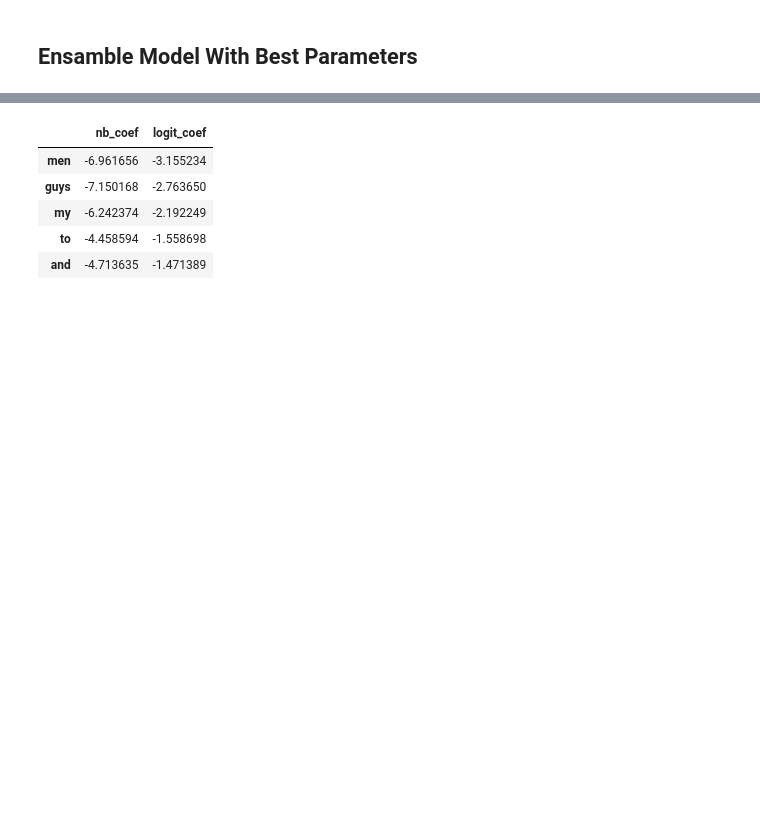
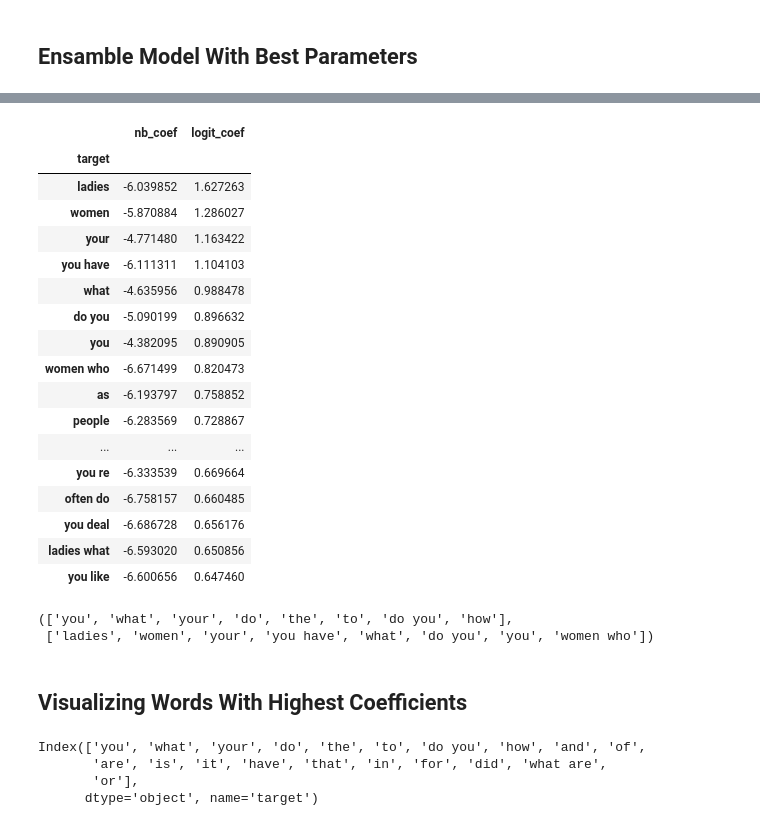
Before and after one commit to evolevelynli/reddit_classification_project, a Jupyter notebook: code/04_Model1_MenWomen_DF_With_Best_Parameters.ipynb, the cells around one changed output, grey strips where cells are left out. Drawn from its saved outputs; the diff is of its cells as text; code cells hidden in the pictures; blank space fills up the shorter version.

```diff
--- a/code/04_Model1_MenWomen_DF_With_Best_Parameters.ipynb
+++ b/code/04_Model1_MenWomen_DF_With_Best_Parameters.ipynb
@@ -52 +104,11 @@ womenrelationship_df = pd.read_csv('../data/AskWomen_Relationship.csv')
+# %%
+#building votingclassifier model
+#will be apply to the rest of the model
+vc = VotingClassifier(estimators= [('mnb', mnb),
+                                   ('logit', logit),
+                                   ('rf', rf),
+                                   ('et', et),
+                                   ('ada', ada),
+                                   ('svc', svc)],
+                     voting = 'hard')
 # %%
@@ -74,19 +139,0 @@ vc = VotingClassifier(estimators= [('mnb', mnb),
-# %%
-#building Pipeline
-pipe1 = Pipeline([
-#     ('cvec', CountVectorizer(max_df= 0.95,
-#                        max_features= 2000,
-#                        min_df= 5,
-#                        ngram_range= (1,1))),
-    ('tfidf1', TfidfVectorizer(max_df= 0.95,  #keep this one since it give us highest train test score
-                       max_features= 1000,
-                       min_df= 5,
-                       ngram_range= (1,1))),
-#     ('tfidf1', TfidfVectorizer(max_df= 0.95,
-#                        max_features= 1500,
-#                        min_df= 2,
-#                        ngram_range= (1,2))),
-    ('vc', VotingClassifier(estimators= [('mnb', mnb),
-                                   ('logit', logit)],
-                     voting = 'hard'))
-])
@@ -130,10 +245,10 @@ logit_coef = pipe1.named_steps['vc'].estimators_[1].coef_[0]
 # %%
 #get column names
 tfidf = TfidfVectorizer(max_df= 0.95,
-                       max_features= 1000,
-                       min_df= 5,
-                       ngram_range= (1,1))
-tfidf.fit_transform(X_train)
+                       max_features= 1500,
+                       min_df= 2,
+                       ngram_range= (1,2))
+X_train_tfidf = tfidf.fit_transform(X_train)
 
 #Saving column name
 col_name = tfidf.get_feature_names()
@@ -154,0 +325,2 @@ menwomen_word.head()
+# %%
+menwomen_word.index.name = 'target'
@@ -175,9 +362,21 @@ menwomen_word.sort_values(by = 'nb_coef', ascending = True).head(20)
 # %%
-menwomen_word.sort_values(by = 'logit_coef', ascending = True).head()
+menwomen_word.sort_values(by = 'logit_coef', ascending = False).head(20)
 # %% [output]
 |  | nb_coef | logit_coef |
-| men | -6.961656 | -3.155234 |
-| guys | -7.150168 | -2.763650 |
-| my | -6.242374 | -2.192249 |
-| to | -4.458594 | -1.558698 |
-| and | -4.713635 | -1.471389 |
+| target |  |  |
+| ladies | -6.039852 | 1.627263 |
+| women | -5.870884 | 1.286027 |
+| your | -4.771480 | 1.163422 |
+| you have | -6.111311 | 1.104103 |
+| what | -4.635956 | 0.988478 |
+| do you | -5.090199 | 0.896632 |
+| you | -4.382095 | 0.890905 |
+| women who | -6.671499 | 0.820473 |
+| as | -6.193797 | 0.758852 |
+| people | -6.283569 | 0.728867 |
+| ... | ... | ... |
+| you re | -6.333539 | 0.669664 |
+| often do | -6.758157 | 0.660485 |
+| you deal | -6.686728 | 0.656176 |
+| ladies what | -6.593020 | 0.650856 |
+| you like | -6.600656 | 0.647460 |
@@ -183,0 +387,17 @@ menwomen_word.sort_values(by = 'logit_coef', ascending = True).head()
+# %%
+top_words_nb[:8], top_words_logit[:8]
+# %% [output]
+(['you', 'what', 'your', 'do', 'the', 'to', 'do you', 'how'],
+ ['ladies', 'women', 'your', 'you have', 'what', 'do you', 'you', 'women who'])
+# %% [markdown]
+## Visualizing Words With Highest Coefficients
+# %%
+#extracting index to find word counts for Naive Base
+#Coefficient from most negative
+word_index = menwomen_word.sort_values(by = 'nb_coef', ascending = False).head(20).index
+word_index
+# %% [output]
+Index(['you', 'what', 'your', 'do', 'the', 'to', 'do you', 'how', 'and', 'of',
+       'are', 'is', 'it', 'have', 'that', 'in', 'for', 'did', 'what are',
+       'or'],
+      dtype='object', name='target')
```
Also changed, not shown: parts of 88 cells of this notebook, 30 other files.
